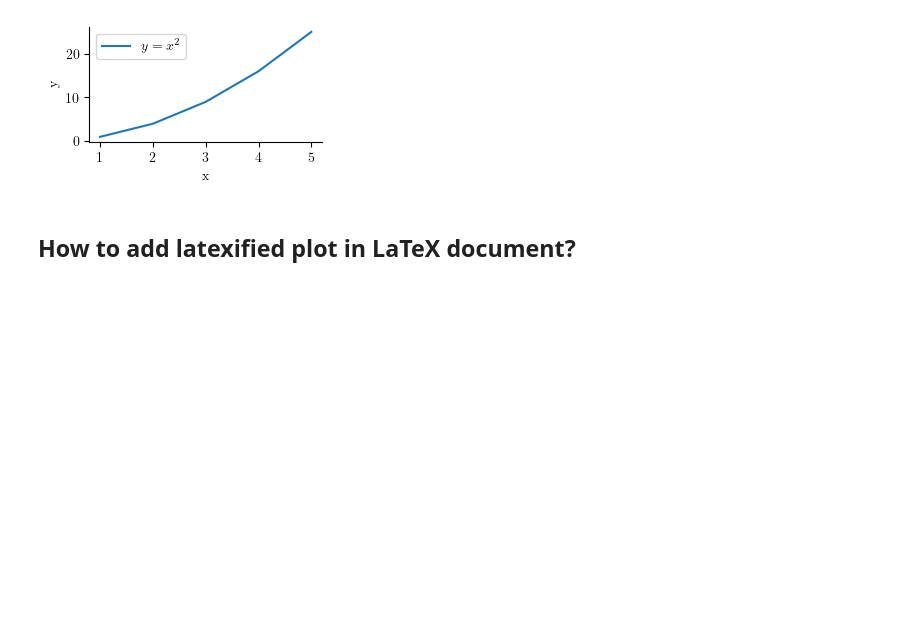
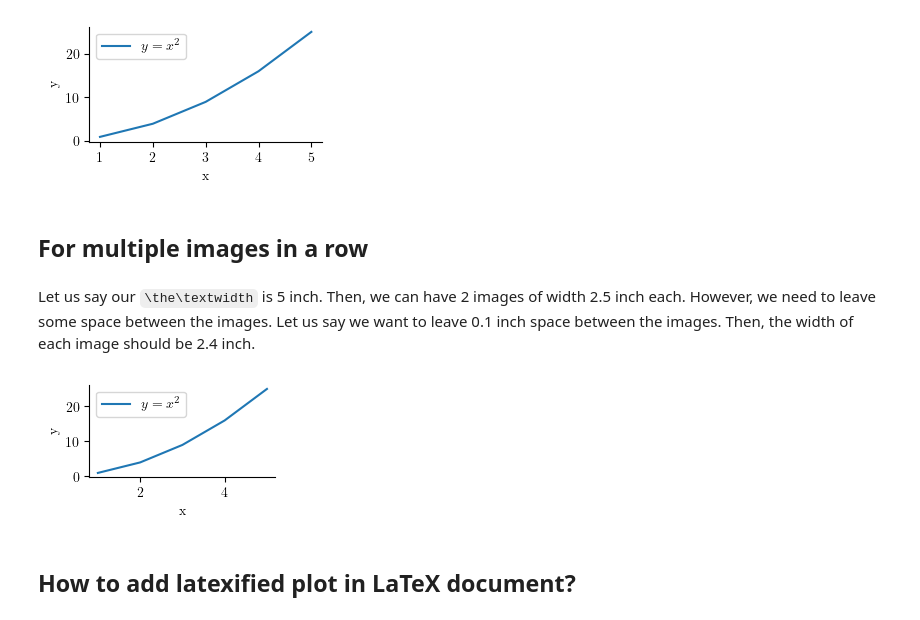
Before and after one commit to sustainability-lab/ASTRA, a Jupyter notebook: tutorials/latexify.ipynb, the cells around one changed output. Saved outputs shown, nothing was run; the diff lists cells and outputs as text; code cells hidden in the pictures; blank space fills up the shorter version.

Commit message:
update latexify

```diff
--- a/tutorials/latexify.ipynb
+++ b/tutorials/latexify.ipynb
@@ -44,6 +44,20 @@ fig.savefig('test.pdf') # Save in PDF format to preserve the quality
 # fig.savefig('test.png', dpi=300) # Save in PNG format with 200-300 DPI
 # %% [output]
 [figure]
+# %% [markdown]
+## For multiple images in a row
+# %% [markdown]
+Let us say our `\the\textwidth` is 5 inch. Then, we can have 2 images of width 2.5 inch each. However, we need to leave some space between the images. Let us say we want to leave 0.1 inch space between the images. Then, the width of each image should be 2.4 inch.
+# %%
+latexify(width=2.4, height=1.2, font_size=10)
+fig, ax = plt.subplots()
+ax.plot(x, y, label='$y = x^2$')
+ax.set_xlabel('x')
+ax.set_ylabel('y')
+ax.legend()
+sns.despine(ax=ax)
+# %% [output]
+[figure, added]
 # %% [markdown]
 ## How to add latexified plot in LaTeX document?
 # %% [markdown]
```
Also changed, not shown: parts of 3 cells of this notebook.
